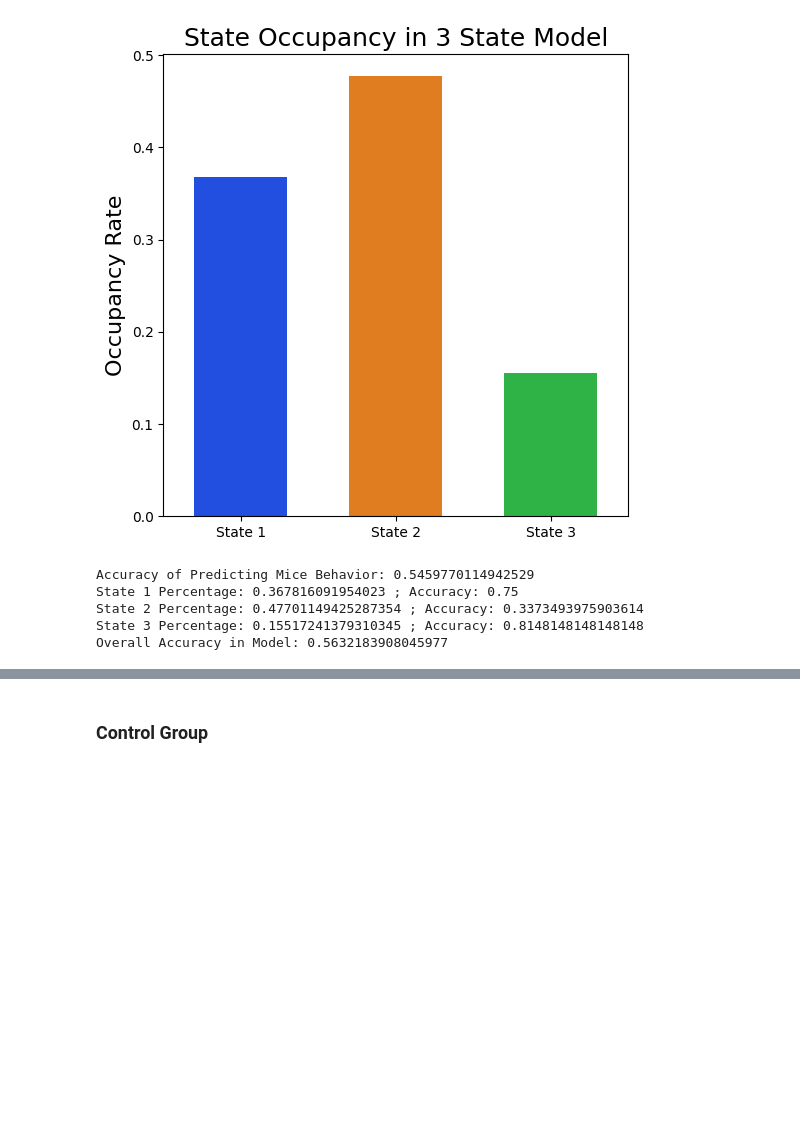
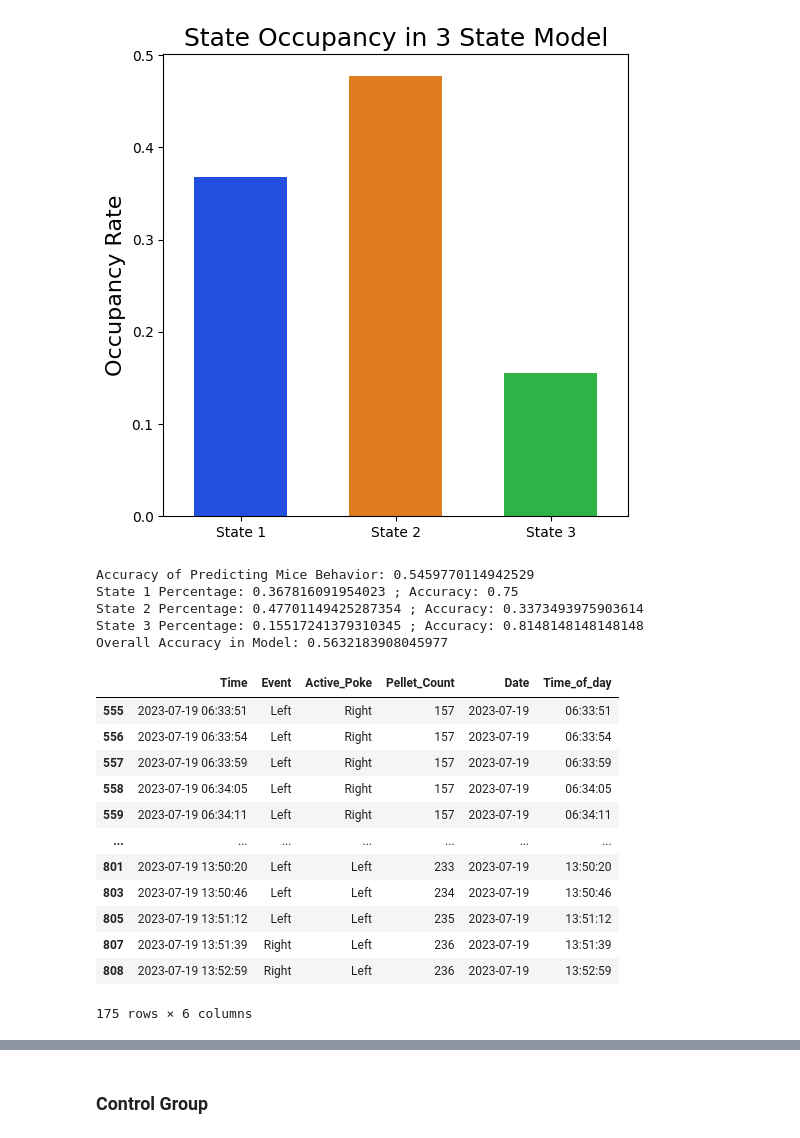
Before and after one commit to ftlabucsd/FEDUPP, a Jupyter notebook: HMM-GLM/GLM-HMM.ipynb, the cells around one changed output, grey strips where cells are left out. Cells and saved outputs as stored; diff of their text form; code cells hidden in the pictures; blank space fills up the shorter version.

```diff
--- a/HMM-GLM/GLM-HMM.ipynb
+++ b/HMM-GLM/GLM-HMM.ipynb
@@ -55,6 +56,22 @@ def graph_pred(model, X, y, original):
     res['Actual_Choice'] = res['Actual_Choice'].map(mapper)
 
     return res
+# %%
+old
+# %% [output]
+|  | Time | Event | Active_Poke | Pellet_Count | Date | Time_of_day |
+| 555 | 2023-07-19 06:33:51 | Left | Right | 157 | 2023-07-19 | 06:33:51 |
+| 556 | 2023-07-19 06:33:54 | Left | Right | 157 | 2023-07-19 | 06:33:54 |
+| 557 | 2023-07-19 06:33:59 | Left | Right | 157 | 2023-07-19 | 06:33:59 |
+| 558 | 2023-07-19 06:34:05 | Left | Right | 157 | 2023-07-19 | 06:34:05 |
+| 559 | 2023-07-19 06:34:11 | Left | Right | 157 | 2023-07-19 | 06:34:11 |
+| ... | ... | ... | ... | ... | ... | ... |
+| 801 | 2023-07-19 13:50:20 | Left | Left | 233 | 2023-07-19 | 13:50:20 |
+| 803 | 2023-07-19 13:50:46 | Left | Left | 234 | 2023-07-19 | 13:50:46 |
+| 805 | 2023-07-19 13:51:12 | Left | Left | 235 | 2023-07-19 | 13:51:12 |
+| 807 | 2023-07-19 13:51:39 | Right | Left | 236 | 2023-07-19 | 13:51:39 |
+| 808 | 2023-07-19 13:52:59 | Right | Left | 236 | 2023-07-19 | 13:52:59 |
+175 rows × 6 columns
 # %%
 result = graph_pred(model, X, y, old)
 # %%
```
Also changed, not shown: parts of 4 cells of this notebook, 2 other files.
